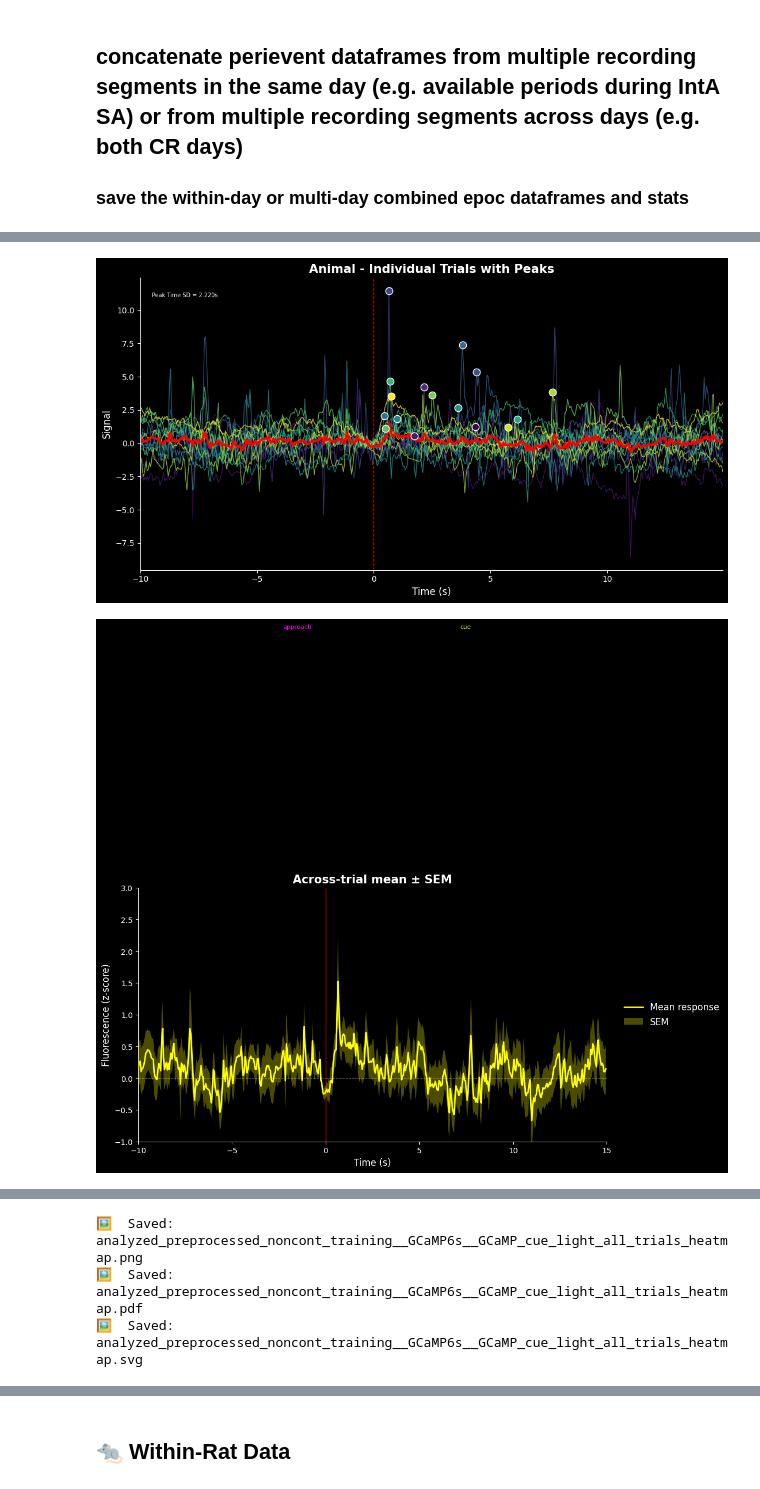
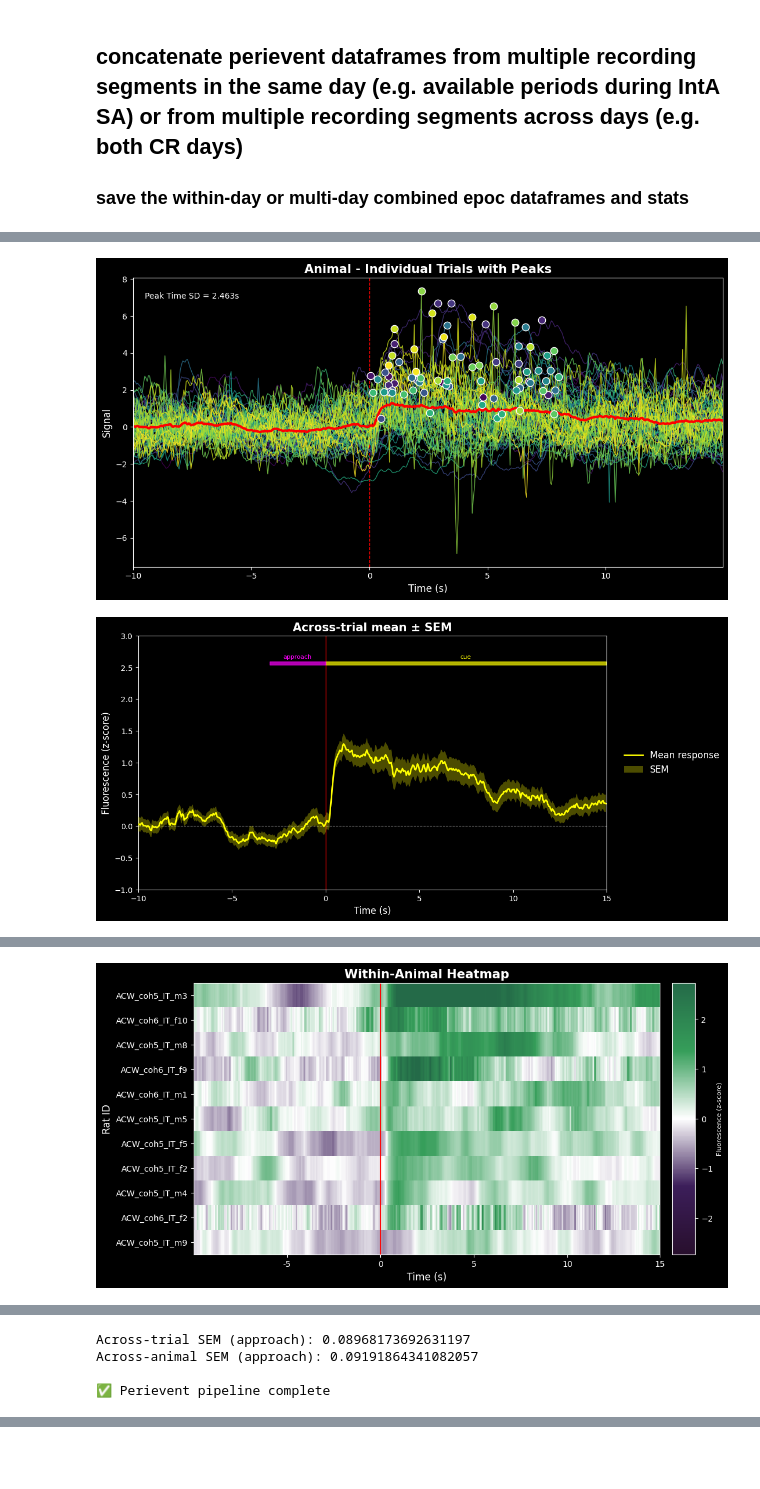
Before and after one commit to acwhitebirch/Whitebirch_python, a Jupyter notebook: fp_analysis_plotting.ipynb, the cells around one changed output, grey strips where cells are left out. Saved outputs shown, nothing was run; the diff lists cells and outputs as text; code cells hidden in the pictures; blank space fills up the shorter version.

Commit message:
photometry analysis

```diff
--- a/fp_analysis_plotting.ipynb
+++ b/fp_analysis_plotting.ipynb
@@ -74,16 +74,16 @@ feather_folder = [
      #r"D:\ACW\photometry\cohort_5_101325\extracted\noncont\preprocessed_noncont_late_GCaMP6s_lowrisk",
      #r"D:\ACW\photometry\cohort_5_101325\extracted\noncont\preprocessed_noncont_late_GCaMP6s_highrisk",
 
-     r"D:\ACW\photometry\cohort_6_101226\extracted\noncont\preprocessed_noncont_GCaMP6s_training"
+     #r"D:\ACW\photometry\cohort_6_101226\extracted\noncont\preprocessed_noncont_GCaMP6s_training"
 
-     #r"D:\ACW\photometry\cohort_5_101325\extracted\IntA_SA\preprocessed_IntA_SA_early_GCaMP6s_lowrisk",
-     #r"D:\ACW\photometry\cohort_5_101325\extracted\IntA_SA\preprocessed_IntA_SA_early_GCaMP6s_highrisk",
+     r"D:\ACW\photometry\cohort_5_101325\extracted\IntA_SA\preprocessed_IntA_SA_early_GCaMP6s_lowrisk",
+     r"D:\ACW\photometry\cohort_5_101325\extracted\IntA_SA\preprocessed_IntA_SA_early_GCaMP6s_highrisk",
      #r"D:\ACW\photometry\cohort_5_101325\extracted\IntA_SA\preprocessed_IntA_SA_mid_GCaMP6s_lowrisk",
      #r"D:\ACW\photometry\cohort_5_101325\extracted\IntA_SA\preprocessed_IntA_SA_mid_GCaMP6s_highrisk",
      #r"D:\ACW\photometry\cohort_5_101325\extracted\IntA_SA\preprocessed_IntA_SA_late_GCaMP6s_lowrisk",
      #r"D:\ACW\photometry\cohort_5_101325\extracted\IntA_SA\preprocessed_IntA_SA_late_GCaMP6s_highrisk",
 
-     #r"D:\ACW\photometry\cohort_6_101226\extracted\IntA_SA\preprocessed_IntA_SA_GCaMP6s"
+     r"D:\ACW\photometry\cohort_6_101226\extracted\IntA_SA\preprocessed_IntA_SA_early_GCaMP6s"
 
      #r"D:\ACW\photometry\cohort_5_101325\extracted\extinction\preprocessed_extinction_GCaMP6s_early",
      #r"D:\ACW\photometry\cohort_5_101325\extracted\extinction\preprocessed_extinction_GCaMP6s_mid",
@@ -101,9 +101,9 @@ feather_folder = [
 
 #save_base = r"D:\ACW\photometry\cohort_6_101226\extracted\training\analyzed_drug_infusion_training_GCaMP6s_0_15_window_temp"
 
-save_base = r"D:\ACW\photometry\combined_coh5_coh6_fipho_analysis\analyzed_noncont_training"
+save_base = r"D:\ACW\photometry\combined_coh5_coh6_fipho_analysis\analyzed_IntA_SA_early"
 
-
+save = False
 
 
 # the excel file path is used to plot results from the FiPhoPHA bootstrapped confidence interval analysis from Drakopoulos et al., 2025
@@ -126,7 +126,7 @@ paperfig_path = r"D:\ACW\photometry\combined_coh5_coh6_fipho_analysis\figures"
 file_pattern = [
 
     #'*ACW_coh*_IT_*_GCaMP_drug_infusion_epocs.feather',
-    '*ACW_coh*_IT_*_GCaMP_cue_light_epocs.feather',
+    '*ACW_coh*_IT_*_GCaMP_drug_available_epocs.feather',
     #'*ACW_coh*_IT_*_GCaMP_inactive_lever_epocs.feather',
 
     #'*ACW_coh5_IT_f2_GCaMP_missed_infusion_epocs.feather',
@@ -221,7 +221,7 @@ multiday = len(feather_folder) > 1
 # use .extend to add the items of one list to another, not nest lists as .append would do
 # glob.glob(pattern) returns a list of items matching the pattern
 # -----------------------------
-
+'''
 matched_files = []
 
 for folder in feather_folder:
@@ -231,8 +231,20 @@ for folder in feather_folder:
 print('files to be analyzed:\n')
 print(matched_files)
 print('\n')
+'''
 
+import fnmatch
 
+matched_files = []
+
+for folder in feather_folder:
+    for pattern in file_pattern:
+        for name in os.listdir(folder):
+            if fnmatch.fnmatch(name.lower(), pattern.lower()):
+                matched_files.append(os.path.join(folder, name))
+
+print('files to be analyzed:\n')
+print(*sorted(matched_files), sep='\n')
 
 
 # ------------------------------------------------------------
@@ -384,7 +396,7 @@ for f in matched_files:
 # -----------------------------
 subset = None   # a subset of events, if don't want to include all. e.g. 5 for first 5, -5 for last 5, or [4,8] for 4th through 8th
 compute_kwargs = {
-    "baseline_trange": (-0.5, 0), #(-0.50, 0) for noncontingent events, (-10,-3) for lever presses and such
+    "baseline_trange": (-10, -3), #(-0.50, 0) for noncontingent events, (-10,-3) for lever presses and such
     "approach_window": (-3, 0),
     "cue_window": (0,15),   # 8 seconds for the noncontigent houselight, avail unavail transitions, program start... 4 seconds for cue light/infusion, lever presses
     "auc_pre_window": (-3, 0),
@@ -443,6 +455,7 @@ pipeline_results = run_perievent_pipeline(
     paperfig_path=paperfig_path,
     master_figsize=(2, 2),  #(2,2),  smaller for cue, noncont etc fig.
     plot_onset_detection=False,
+    save = save
 )
 
 
@@ -607,2 +620,2 @@ rat name: ACW_coh6_IT_f10-ACW_coh6_IT_f11-ACW_coh6_IT_f2-ACW_coh6_IT_f3-ACW_coh6
-[figure, old version]
+[figure, new version]
-[figure, old version]
+[figure, new version]
@@ -611,0 +625 @@ rat name: ACW_coh6_IT_f10-ACW_coh6_IT_f11-ACW_coh6_IT_f2-ACW_coh6_IT_f3-ACW_coh6
+[figure, new version]
@@ -612,3 +627,4 @@ rat name: ACW_coh6_IT_f10-ACW_coh6_IT_f11-ACW_coh6_IT_f2-ACW_coh6_IT_f3-ACW_coh6
-🖼️  Saved: analyzed_preprocessed_noncont_training__GCaMP6s__GCaMP_cue_light_all_trials_heatmap.png
-🖼️  Saved: analyzed_preprocessed_noncont_training__GCaMP6s__GCaMP_cue_light_all_trials_heatmap.pdf
-🖼️  Saved: analyzed_preprocessed_noncont_training__GCaMP6s__GCaMP_cue_light_all_trials_heatmap.svg
+Across-trial SEM (approach): 0.08968173692631197
+Across-animal SEM (approach): 0.09191864341082057
+
+✅ Perievent pipeline complete
@@ -639 +645,0 @@ Across-animal SEM (approach): 0.137629790481721
-## 🐀 Within-Rat Data
```
Also changed, not shown: parts of 1 cell of this notebook, 3 other files.
